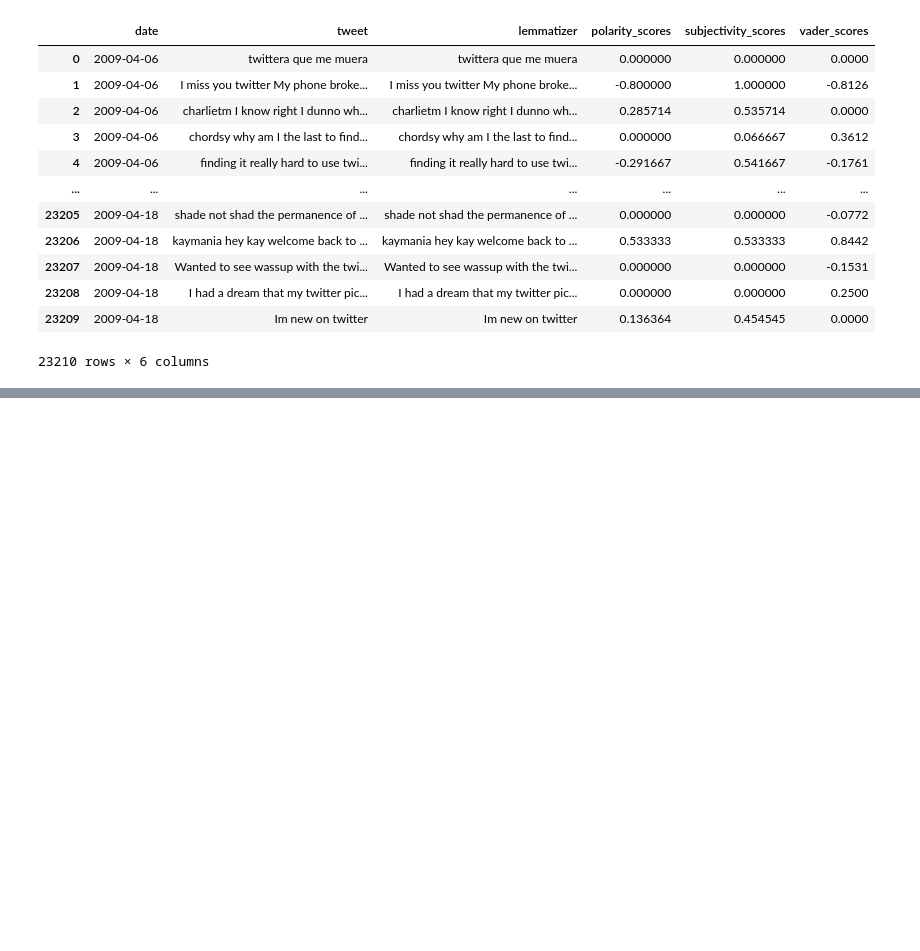
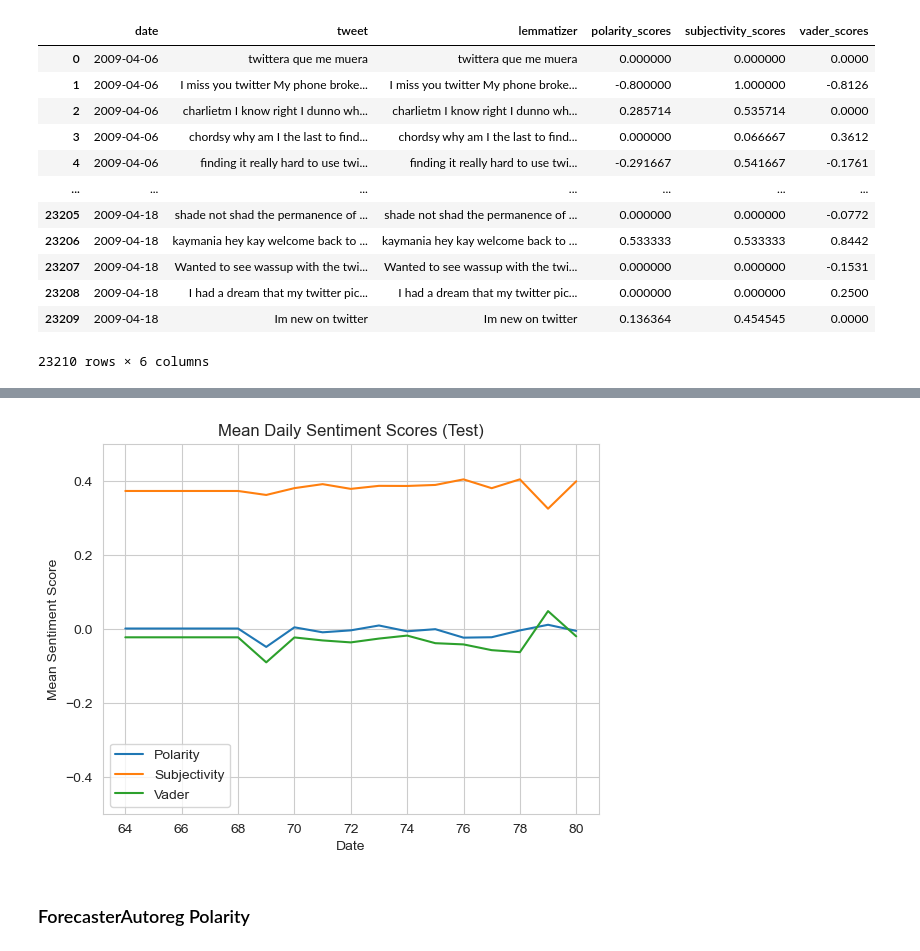
Before and after one commit to sbs23038/Integrated_CA2_Sem2, a Jupyter notebook: SBS23038_Sem2_CA2_2.ipynb, the cells around one changed output, grey strips where cells are left out. Cells and saved outputs as stored; diff of their text form; code cells hidden in the pictures; blank space fills up the shorter version.

```diff
--- a/SBS23038_Sem2_CA2_2.ipynb
+++ b/SBS23038_Sem2_CA2_2.ipynb
@@ -380,0 +542,15 @@ plt.show()
+# %%
+plt.plot(data_test['polarity_scores'],label='Polarity')
+plt.plot(data_test['subjectivity_scores'],label="Subjectivity")
+plt.plot(data_test['vader_scores'],label='Vader')
+plt.title("Mean Daily Sentiment Scores (Test)")
+plt.xlabel("Date")
+plt.ylabel("Mean Sentiment Score")
+plt.legend()
+ax = plt.gca()
+ax.set_ylim([-0.5, 0.5])
+plt.show()
+# %% [output]
+[figure, added]
+# %% [markdown]
+### ForecasterAutoreg Polarity
```
Also changed, not shown: parts of 84 cells of this notebook.
